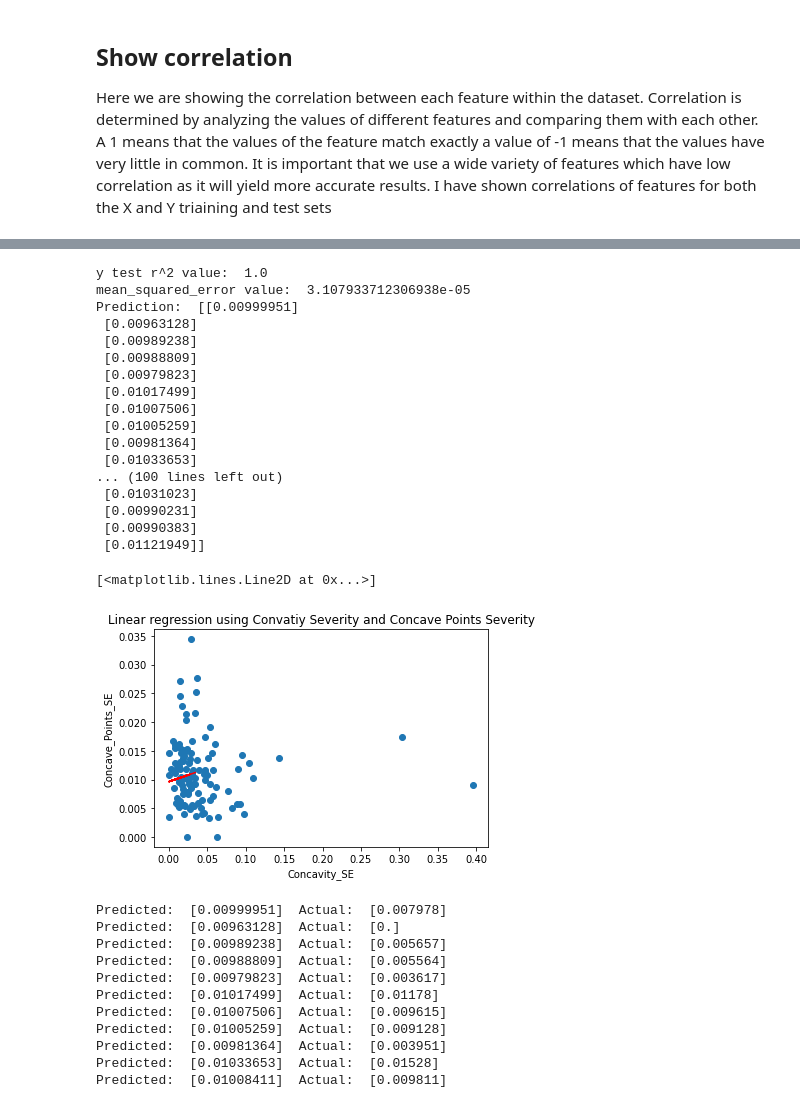
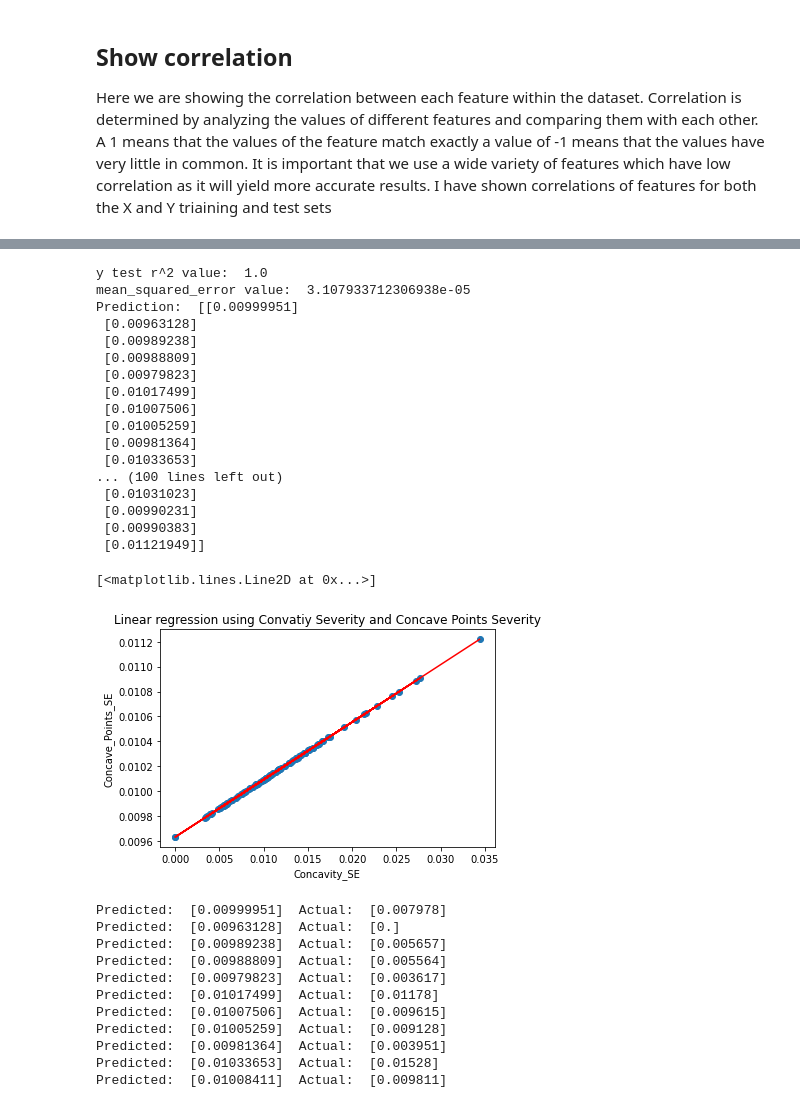
Before and after one commit to Ultan-Kearns/LYIT-Machine-Learning-Project, a Jupyter notebook: CA3Notebook.ipynb, the cells around one changed output, grey strips where cells are left out. Cells and saved outputs as stored; diff of their text form; code cells hidden in the pictures.

```diff
--- a/CA3Notebook.ipynb
+++ b/CA3Notebook.ipynb
@@ -278,35 +279,35 @@ X_testArray = np.array(X_test['Concavity_SE']).reshape(-1,1)
 regression_model = LinearRegression().fit(X_trainArray, y_trainArray)
 # Score the model and retrive r^2 value
 y_pred = regression_model.predict(y_testArray)
 rSquared = regression_model.score(y_testArray, y_pred)
 print('y test r^2 value: ', rSquared)
 print('mean_squared_error value: ', mean_squared_error(y_testArray, y_pred))
 print('Prediction: ', regression_model.predict(y_testArray))
 plt.xlabel("Concavity_SE")
 plt.ylabel("Concave_Points_SE")
 plt.title('Linear regression using Convatiy Severity and Concave Points Severity')
-plt.scatter(X_testArray,y_testArray)
+plt.scatter(y_testArray,y_pred)
 plt.plot(y_testArray,y_pred,c='r')
 # %% [output]
 y test r^2 value:  1.0
 mean_squared_error value:  3.107933712306938e-05
 Prediction:  [[0.00999951]
  [0.00963128]
  [0.00989238]
  [0.00988809]
  [0.00979823]
  [0.01017499]
  [0.01007506]
  [0.01005259]
  [0.00981364]
  [0.01033653]
 ... (100 lines left out)
  [0.01031023]
  [0.00990231]
  [0.00990383]
  [0.01121949]]
 [<matplotlib.lines.Line2D at 0x...>]
-[figure, old version]
+[figure, new version]
 # %%
 correct = 0;
 count = 0;
```
Also changed, not shown: parts of 7 cells of this notebook.
